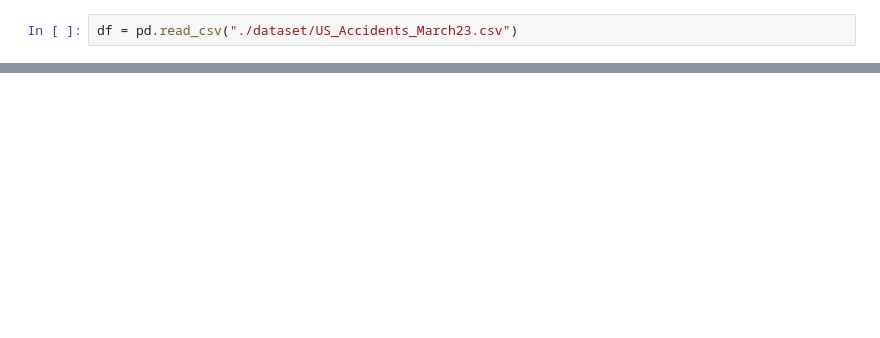
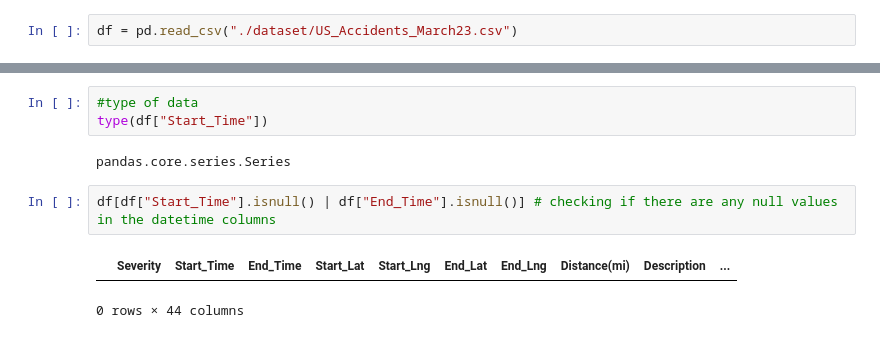
Before and after one commit to Priyanshu-hawk/TechStax_Assignment, a Jupyter notebook: EDA.ipynb, the cells around one changed output, grey strips where cells are left out. Saved outputs shown, nothing was run; the diff lists cells and outputs as text; blank space fills up the shorter version.

```diff
--- a/EDA.ipynb
+++ b/EDA.ipynb
@@ -9,0 +30,10 @@ df.shape
+# %%
+#type of data
+type(df["Start_Time"])
+# %% [output]
+pandas.core.series.Series
+# %%
+df[df["Start_Time"].isnull() | df["End_Time"].isnull()] # checking if there are any null values in the datetime columns
+# %% [output]
+|  | Severity | Start_Time | End_Time | Start_Lat | Start_Lng | End_Lat | End_Lng | Distance(mi) | Description | ... |
+0 rows × 44 columns
```
Also changed, not shown: parts of 16 cells of this notebook, 1 other file.
